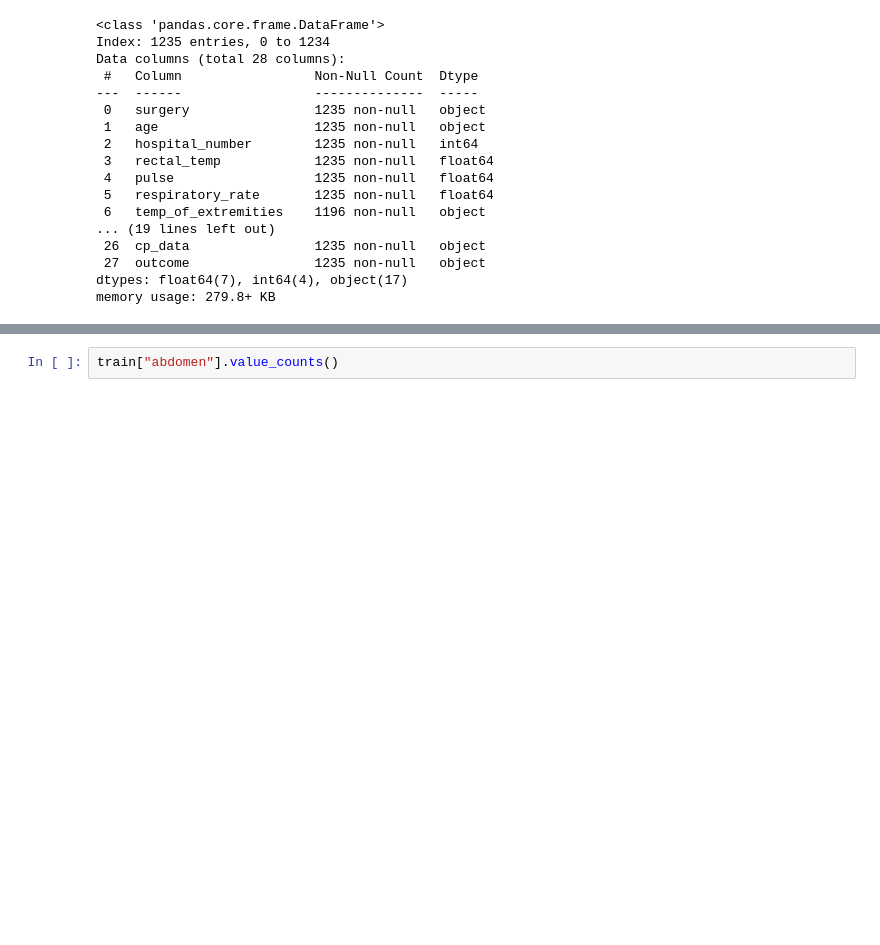
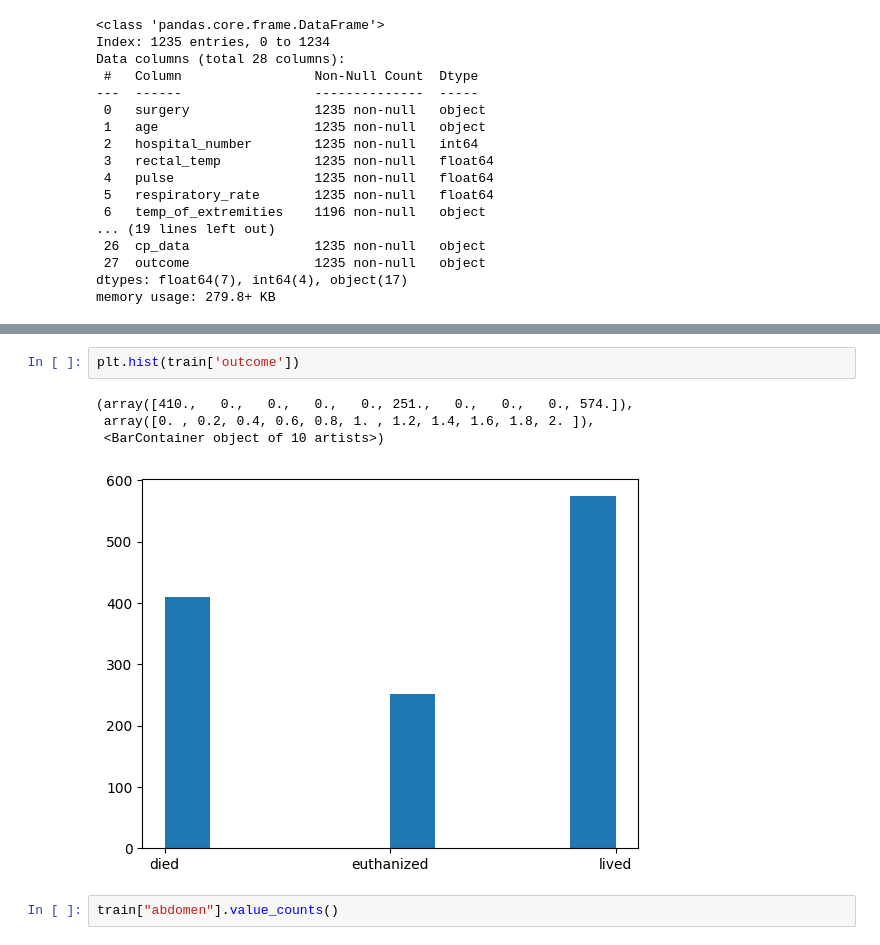
Before and after one commit to Iouize/e2, a Jupyter notebook: notebook_after.ipynb, the cells around one changed output, grey strips where cells are left out. Saved outputs shown, nothing was run; the diff lists cells and outputs as text; blank space fills up the shorter version.

```diff
--- a/notebook_after.ipynb
+++ b/notebook_after.ipynb
@@ -45,3 +101,10 @@ memory usage: 279.8+ KB
+# %%
+plt.hist(train['outcome'])
+# %% [output]
+(array([410.,   0.,   0.,   0.,   0., 251.,   0.,   0.,   0., 574.]),
+ array([0. , 0.2, 0.4, 0.6, 0.8, 1. , 1.2, 1.4, 1.6, 1.8, 2. ]),
+ <BarContainer object of 10 artists>)
+[figure, added]
 # %%
 train["abdomen"].value_counts()
 # %% [output]
```
Also changed, not shown: parts of 17 cells of this notebook, 1 other file.
